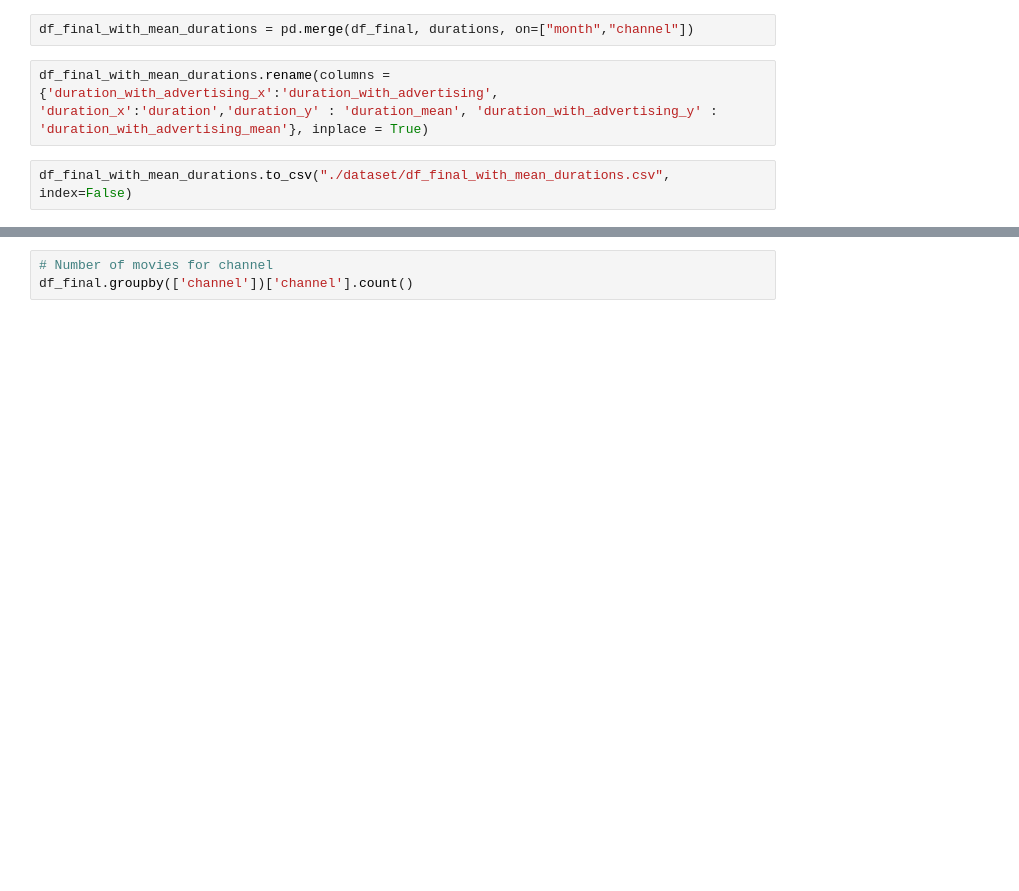
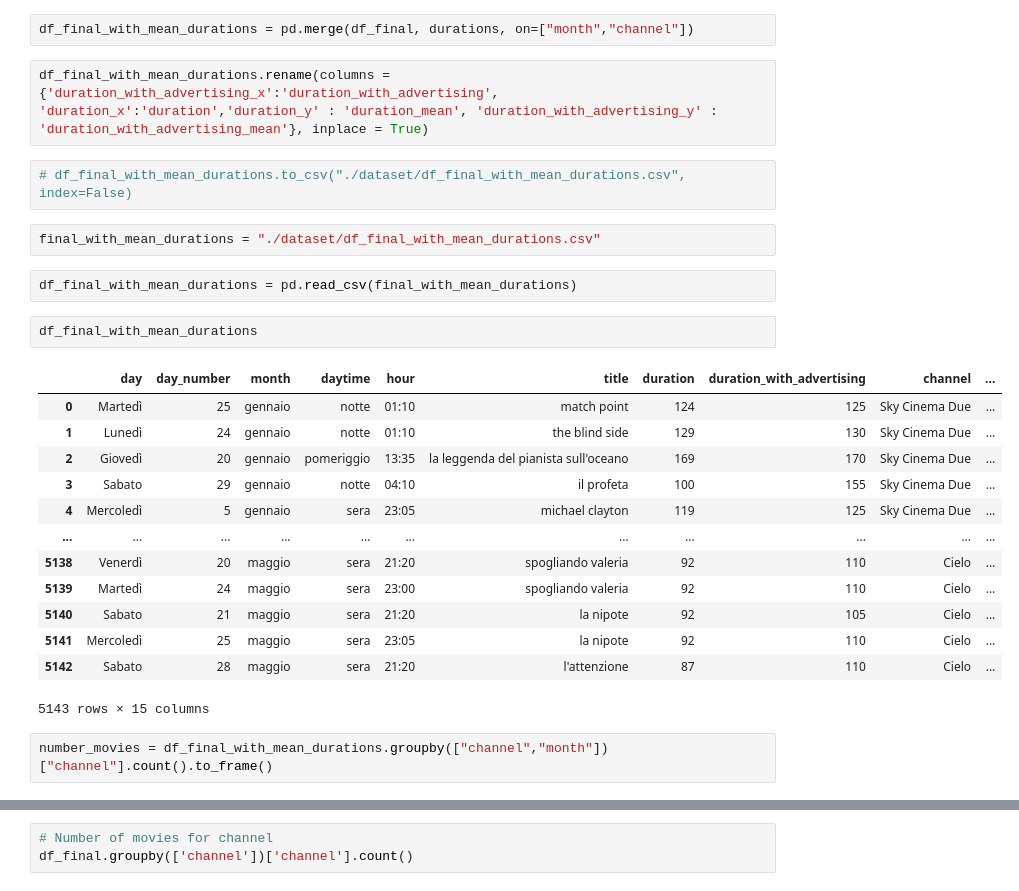
Before and after one commit to florin-git/TV-Movies-Visual-Analytics, a Jupyter notebook: dataset_creation.ipynb, the cells around one changed output, grey strips where cells are left out. Drawn from its saved outputs; the diff is of its cells as text; blank space fills up the shorter version.

Commit message:
Added number of movies

```diff
--- a/dataset_creation.ipynb
+++ b/dataset_creation.ipynb
@@ -342,4 +342,26 @@ df_final_with_mean_durations = pd.merge(df_final, durations, on=["month","channe
 # %%
 df_final_with_mean_durations.rename(columns = {'duration_with_advertising_x':'duration_with_advertising', 'duration_x':'duration','duration_y' : 'duration_mean', 'duration_with_advertising_y' : 'duration_with_advertising_mean'}, inplace = True)
 # %%
-df_final_with_mean_durations.to_csv("./dataset/df_final_with_mean_durations.csv", index=False)
+# df_final_with_mean_durations.to_csv("./dataset/df_final_with_mean_durations.csv", index=False)
+# %%
+final_with_mean_durations = "./dataset/df_final_with_mean_durations.csv"
+# %%
+df_final_with_mean_durations = pd.read_csv(final_with_mean_durations)
+# %%
+df_final_with_mean_durations
+# %% [output]
+|  | day | day_number | month | daytime | hour | title | duration | duration_with_advertising | channel | ... |
+| 0 | Martedì | 25 | gennaio | notte | 01:10 | match point | 124 | 125 | Sky Cinema Due | ... |
+| 1 | Lunedì | 24 | gennaio | notte | 01:10 | the blind side | 129 | 130 | Sky Cinema Due | ... |
+| 2 | Giovedì | 20 | gennaio | pomeriggio | 13:35 | la leggenda del pianista sull'oceano | 169 | 170 | Sky Cinema Due | ... |
+| 3 | Sabato | 29 | gennaio | notte | 04:10 | il profeta | 100 | 155 | Sky Cinema Due | ... |
+| 4 | Mercoledì | 5 | gennaio | sera | 23:05 | michael clayton | 119 | 125 | Sky Cinema Due | ... |
+| ... | ... | ... | ... | ... | ... | ... | ... | ... | ... | ... |
+| 5138 | Venerdì | 20 | maggio | sera | 21:20 | spogliando valeria | 92 | 110 | Cielo | ... |
+| 5139 | Martedì | 24 | maggio | sera | 23:00 | spogliando valeria | 92 | 110 | Cielo | ... |
+| 5140 | Sabato | 21 | maggio | sera | 21:20 | la nipote | 92 | 105 | Cielo | ... |
+| 5141 | Mercoledì | 25 | maggio | sera | 23:05 | la nipote | 92 | 110 | Cielo | ... |
+| 5142 | Sabato | 28 | maggio | sera | 21:20 | l'attenzione | 87 | 110 | Cielo | ... |
+5143 rows × 15 columns
+# %%
+number_movies = df_final_with_mean_durations.groupby(["channel","month"])["channel"].count().to_frame()
```
Also changed, not shown: parts of 5 cells of this notebook, 1 other file.
